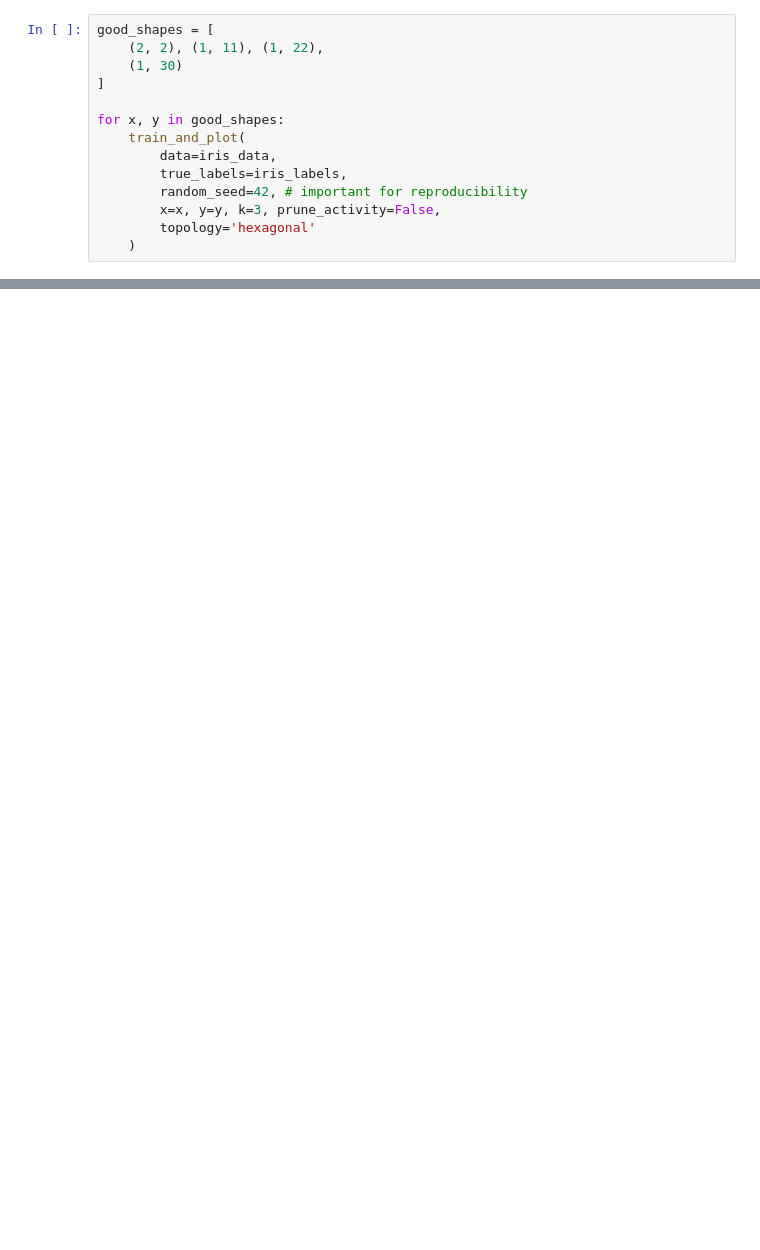
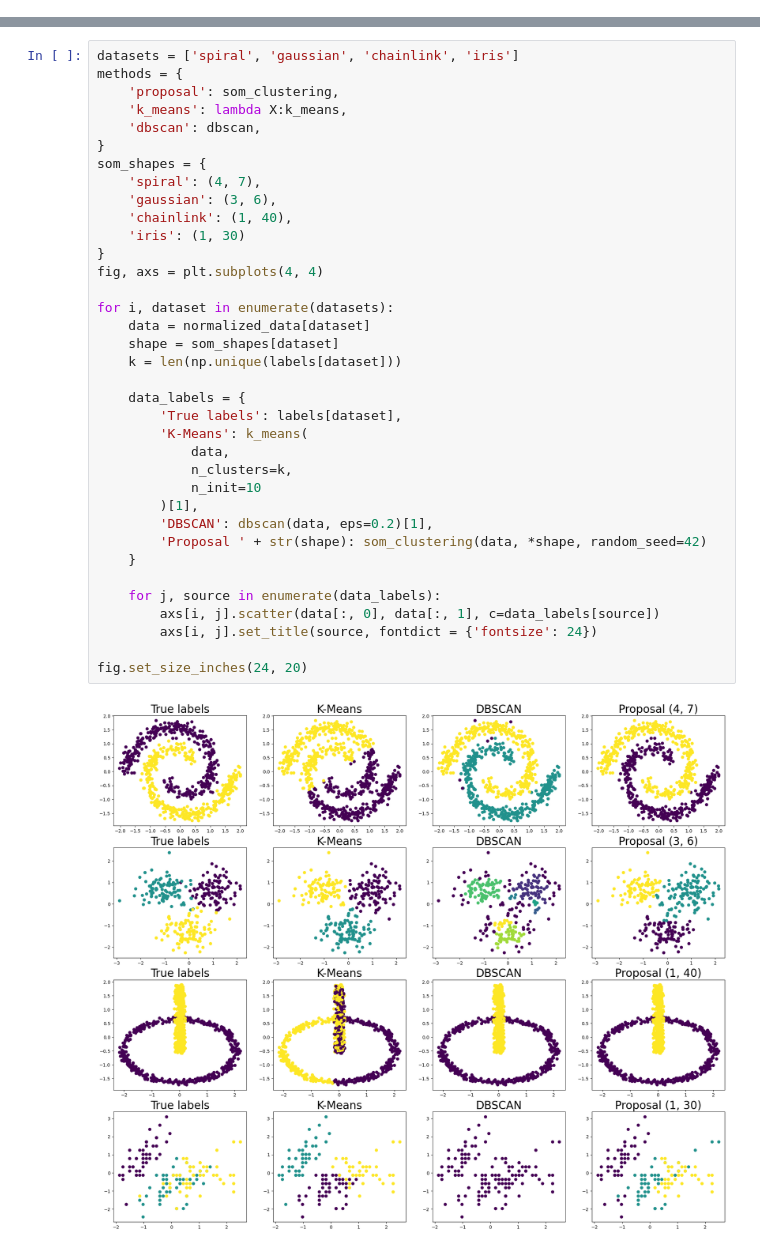
Before and after one commit to marcossantos-silva/SOMSegmentation, a Jupyter notebook: benchmark.ipynb, the cells around one changed output, grey strips where cells are left out. Cells and saved outputs as stored; diff of their text form; blank space fills up the shorter version.

Commit message:
benchmark reduzido; so contem plot 4x4 dos metodos

```diff
--- a/benchmark.ipynb
+++ b/benchmark.ipynb
@@ -236,14 +45,0 @@ iris_labels = labels['iris']
-# %%
-good_shapes = [
-    (2, 2), (1, 11), (1, 22),
-    (1, 30)
-]
-
-for x, y in good_shapes:
-    train_and_plot(
-        data=iris_data,
-        true_labels=iris_labels,
-        random_seed=42, # important for reproducibility
-        x=x, y=y, k=3, prune_activity=False,
-        topology='hexagonal'
-    )
@@ -383,0 +46,38 @@ x, y=(40, 40), sigma=1
+# %%
+datasets = ['spiral', 'gaussian', 'chainlink', 'iris']
+methods = {
+    'proposal': som_clustering,
+    'k_means': lambda X:k_means,
+    'dbscan': dbscan,
+}
+som_shapes = {
+    'spiral': (4, 7),
+    'gaussian': (3, 6),
+    'chainlink': (1, 40),
+    'iris': (1, 30)
+}
+fig, axs = plt.subplots(4, 4)
+
+for i, dataset in enumerate(datasets):
+    data = normalized_data[dataset]
+    shape = som_shapes[dataset]
+    k = len(np.unique(labels[dataset]))
+
+    data_labels = {
+        'True labels': labels[dataset],
+        'K-Means': k_means(
+            data,
+            n_clusters=k,
+            n_init=10
+        )[1],
+        'DBSCAN': dbscan(data, eps=0.2)[1],
+        'Proposal ' + str(shape): som_clustering(data, *shape, random_seed=42)
+    }
+
+    for j, source in enumerate(data_labels):
+        axs[i, j].scatter(data[:, 0], data[:, 1], c=data_labels[source])
+        axs[i, j].set_title(source, fontdict = {'fontsize': 24})
+
+fig.set_size_inches(24, 20)
+# %% [output]
+[figure, added]
```
Also changed, not shown: parts of 25 cells of this notebook.
